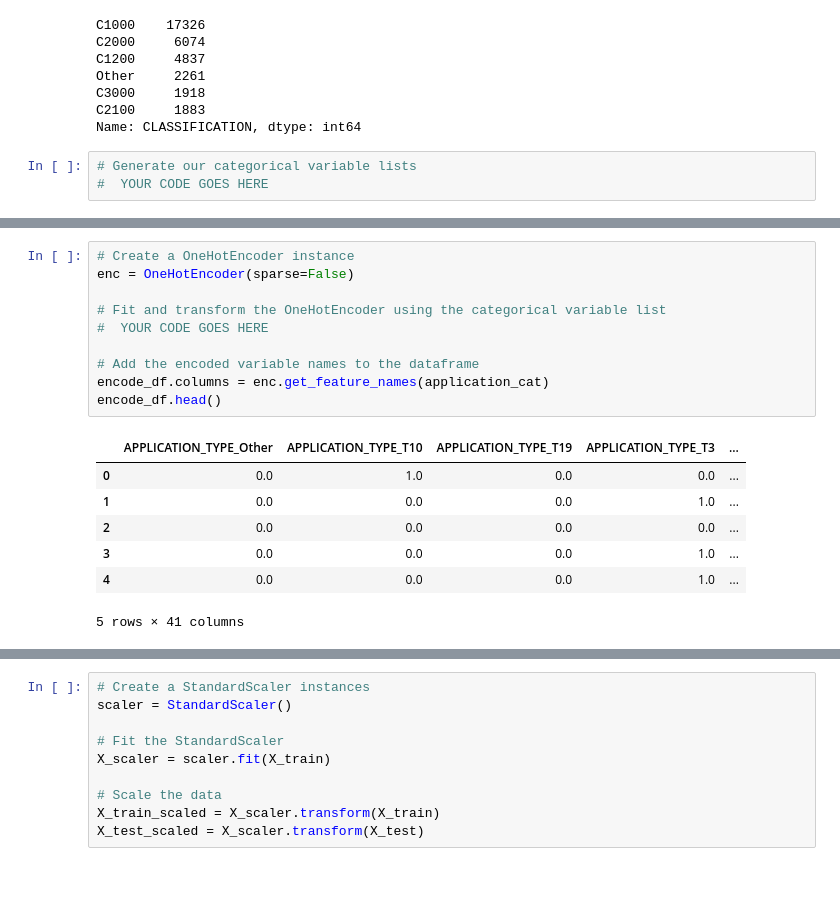
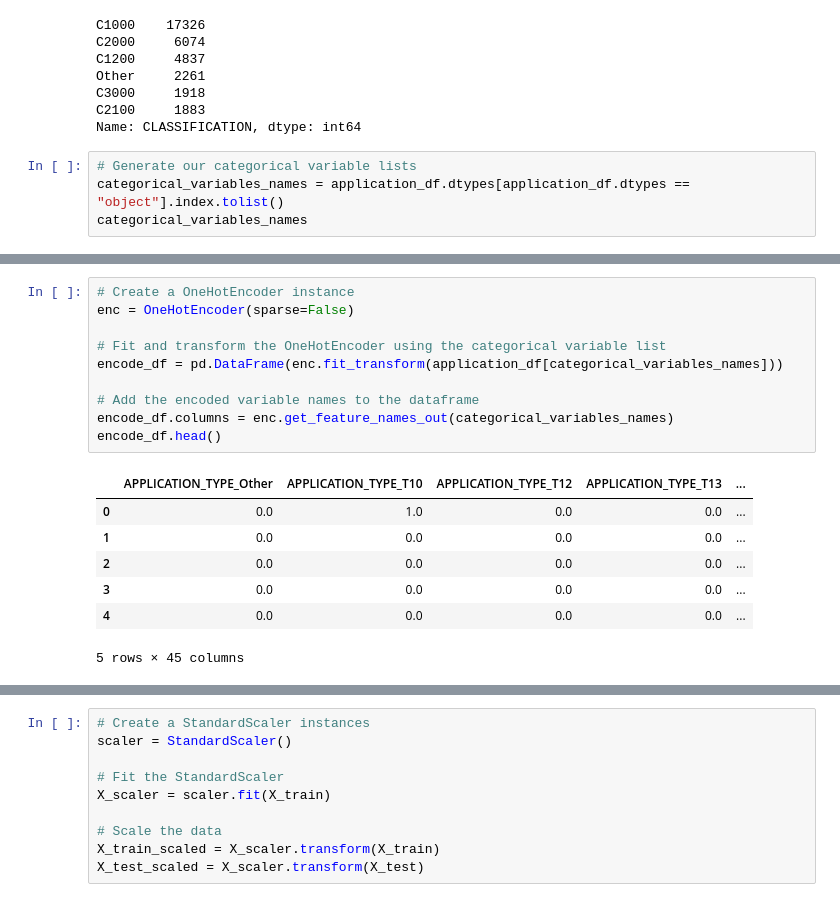
Before and after one commit to teresa-le/Neural_Network_Charity_Analysis, a Jupyter notebook: AlphabetSoupCharity.ipynb, the cells around one changed output, grey strips where cells are left out. Cells and saved outputs as stored; diff of their text form.

Commit message:
Encode, Split, Standardize
Encode the categorical variables, split the dataset, and standardize the data

```diff
--- a/AlphabetSoupCharity.ipynb
+++ b/AlphabetSoupCharity.ipynb
@@ -144,4 +144,5 @@ C2100     1883
 Name: CLASSIFICATION, dtype: int64
 # %%
 # Generate our categorical variable lists
-#  YOUR CODE GOES HERE
+categorical_variables_names = application_df.dtypes[application_df.dtypes == "object"].index.tolist()
+categorical_variables_names
@@ -148,20 +168,20 @@ Name: CLASSIFICATION, dtype: int64
 # %%
 # Create a OneHotEncoder instance
 enc = OneHotEncoder(sparse=False)
 
 # Fit and transform the OneHotEncoder using the categorical variable list
-#  YOUR CODE GOES HERE
+encode_df = pd.DataFrame(enc.fit_transform(application_df[categorical_variables_names]))
 
 # Add the encoded variable names to the dataframe
-encode_df.columns = enc.get_feature_names(application_cat)
+encode_df.columns = enc.get_feature_names_out(categorical_variables_names)
 encode_df.head()
 # %% [output]
-|  | APPLICATION_TYPE_Other | APPLICATION_TYPE_T10 | APPLICATION_TYPE_T19 | APPLICATION_TYPE_T3 | ... |
+|  | APPLICATION_TYPE_Other | APPLICATION_TYPE_T10 | APPLICATION_TYPE_T12 | APPLICATION_TYPE_T13 | ... |
 | 0 | 0.0 | 1.0 | 0.0 | 0.0 | ... |
-| 1 | 0.0 | 0.0 | 0.0 | 1.0 | ... |
+| 1 | 0.0 | 0.0 | 0.0 | 0.0 | ... |
 | 2 | 0.0 | 0.0 | 0.0 | 0.0 | ... |
-| 3 | 0.0 | 0.0 | 0.0 | 1.0 | ... |
-| 4 | 0.0 | 0.0 | 0.0 | 1.0 | ... |
+| 3 | 0.0 | 0.0 | 0.0 | 0.0 | ... |
+| 4 | 0.0 | 0.0 | 0.0 | 0.0 | ... |
-5 rows × 41 columns
+5 rows × 45 columns
 # %%
 # Merge one-hot encoded features and drop the originals
```
Also changed, not shown: parts of 7 cells of this notebook.
